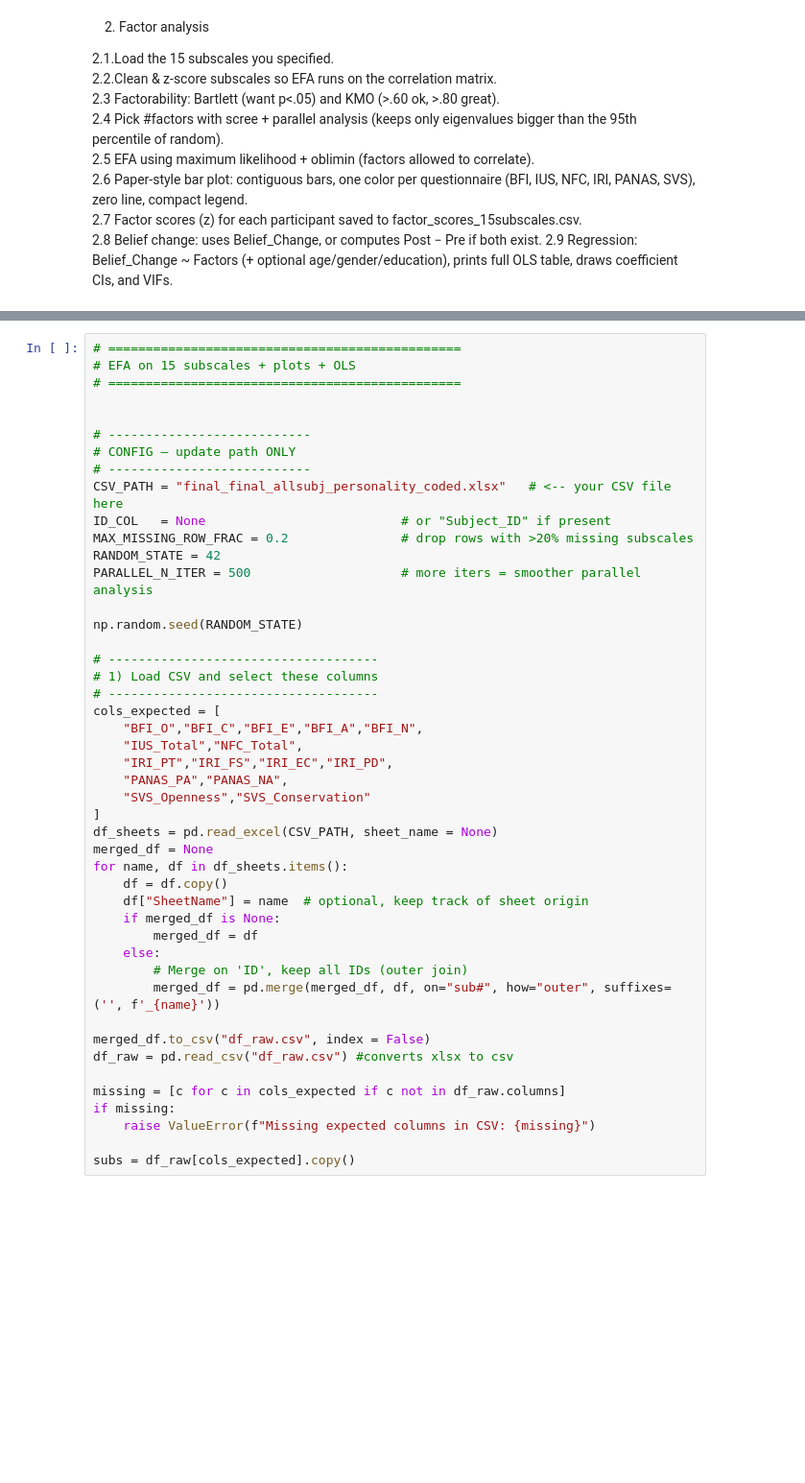
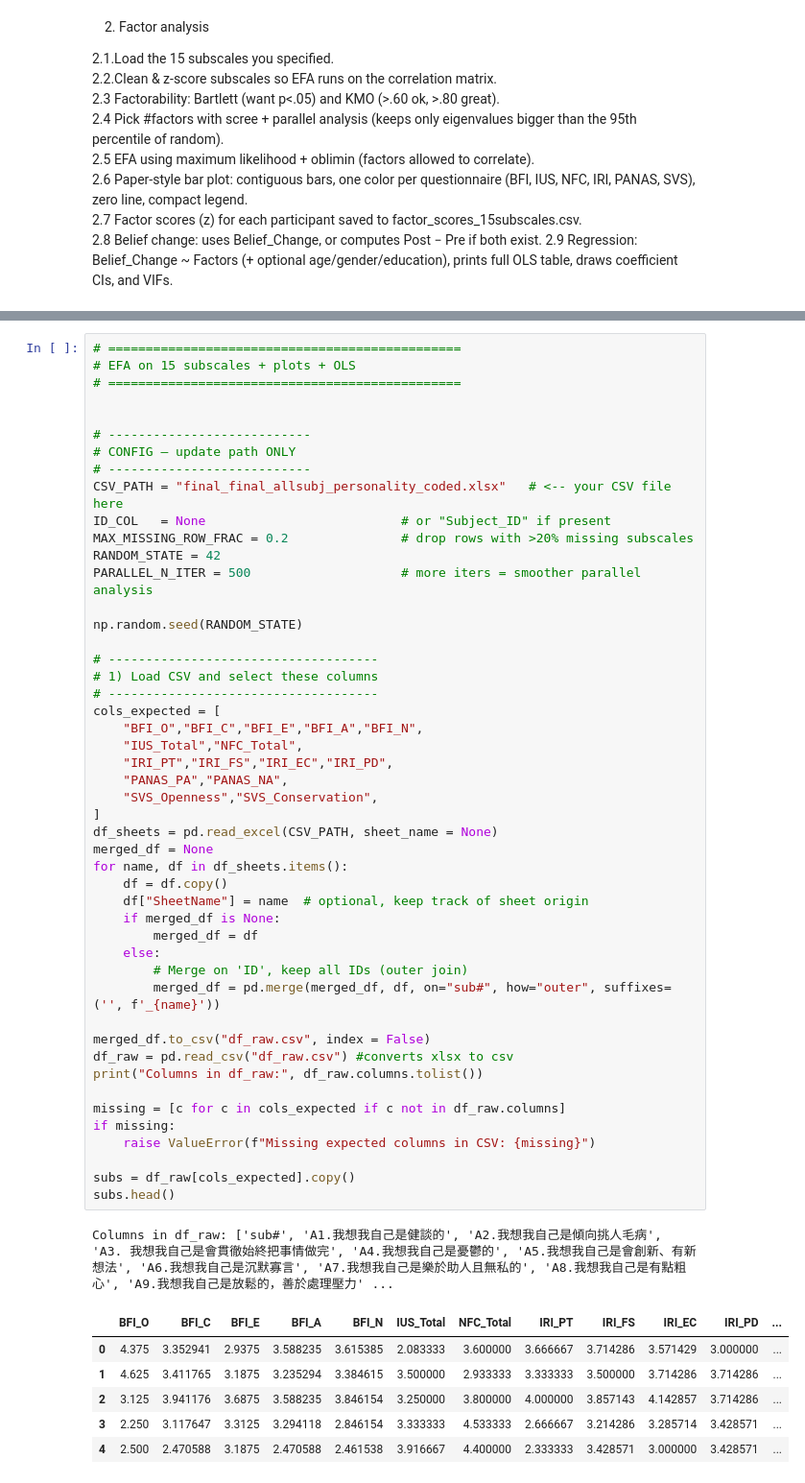
Before and after one commit to karl-1024/NeuroIntern, a Jupyter notebook: New folder/personality_analysis/final_cfa.ipynb, the cells around one changed output, grey strips where cells are left out. Shown at 96% size. Drawn from its saved outputs; the diff is of its cells as text; blank space fills up the shorter version.

```diff
--- a/New folder/personality_analysis/final_cfa.ipynb
+++ b/New folder/personality_analysis/final_cfa.ipynb
@@ -78,31 +80,41 @@ PARALLEL_N_ITER = 500                    # more iters = smoother parallel analys
 np.random.seed(RANDOM_STATE)
 
 # ------------------------------------
 # 1) Load CSV and select these columns
 # ------------------------------------
 cols_expected = [
     "BFI_O","BFI_C","BFI_E","BFI_A","BFI_N",
     "IUS_Total","NFC_Total",
     "IRI_PT","IRI_FS","IRI_EC","IRI_PD",
     "PANAS_PA","PANAS_NA",
-    "SVS_Openness","SVS_Conservation"
+    "SVS_Openness","SVS_Conservation",
 ]
 df_sheets = pd.read_excel(CSV_PATH, sheet_name = None)
 merged_df = None
 for name, df in df_sheets.items():
     df = df.copy()
     df["SheetName"] = name  # optional, keep track of sheet origin
     if merged_df is None:
         merged_df = df
     else:
         # Merge on 'ID', keep all IDs (outer join)
         merged_df = pd.merge(merged_df, df, on="sub#", how="outer", suffixes=('', f'_{name}'))
 
 merged_df.to_csv("df_raw.csv", index = False)
 df_raw = pd.read_csv("df_raw.csv") #converts xlsx to csv
+print("Columns in df_raw:", df_raw.columns.tolist())
 
 missing = [c for c in cols_expected if c not in df_raw.columns]
 if missing:
     raise ValueError(f"Missing expected columns in CSV: {missing}")
 
 subs = df_raw[cols_expected].copy()
+subs.head()
+# %% [output]
+Columns in df_raw: ['sub#', 'A1.我想我自己是健談的', 'A2.我想我自己是傾向挑人毛病', 'A3. 我想我自己是會貫徹始終把事情做完', 'A4.我想我自己是憂鬱的', 'A5.我想我自己是會創新、有新想法', 'A6.我想我自己是沉默寡言', 'A7.我想我自己是樂於助人且無私的', 'A8.我想我自己是有點粗心', 'A9.我想我自己是放鬆的，善於處理壓力' ...
+|  | BFI_O | BFI_C | BFI_E | BFI_A | BFI_N | IUS_Total | NFC_Total | IRI_PT | IRI_FS | IRI_EC | IRI_PD | ... |
+| 0 | 4.375 | 3.352941 | 2.9375 | 3.588235 | 3.615385 | 2.083333 | 3.600000 | 3.666667 | 3.714286 | 3.571429 | 3.000000 | ... |
+| 1 | 4.625 | 3.411765 | 3.1875 | 3.235294 | 3.384615 | 3.500000 | 2.933333 | 3.333333 | 3.500000 | 3.714286 | 3.714286 | ... |
+| 2 | 3.125 | 3.941176 | 3.6875 | 3.588235 | 3.846154 | 3.250000 | 3.800000 | 4.000000 | 3.857143 | 4.142857 | 3.714286 | ... |
+| 3 | 2.250 | 3.117647 | 3.3125 | 3.294118 | 2.846154 | 3.333333 | 4.533333 | 2.666667 | 3.214286 | 3.285714 | 3.428571 | ... |
+| 4 | 2.500 | 2.470588 | 3.1875 | 2.470588 | 2.461538 | 3.916667 | 4.400000 | 2.333333 | 3.428571 | 3.000000 | 3.428571 | ... |
```
Also changed, not shown: parts of 7 cells of this notebook.
